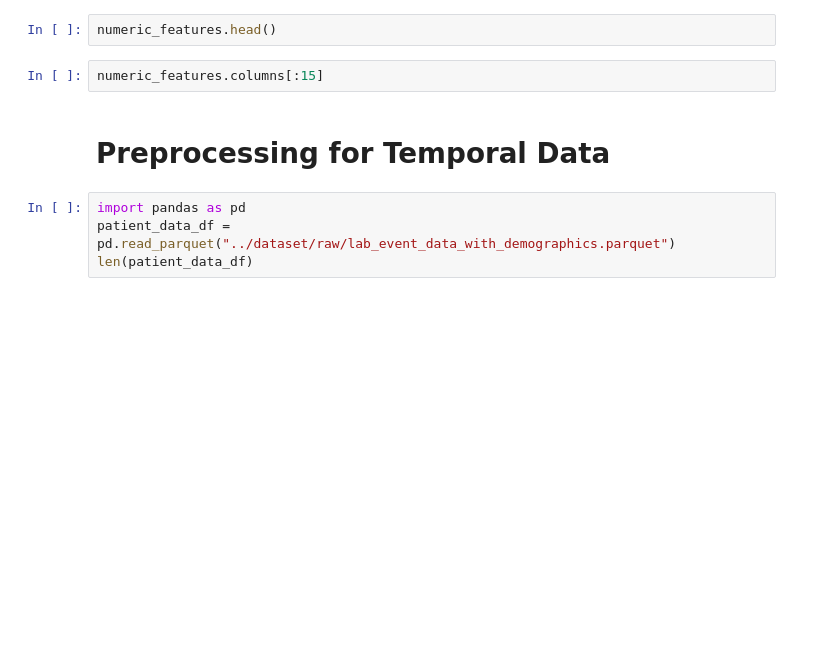
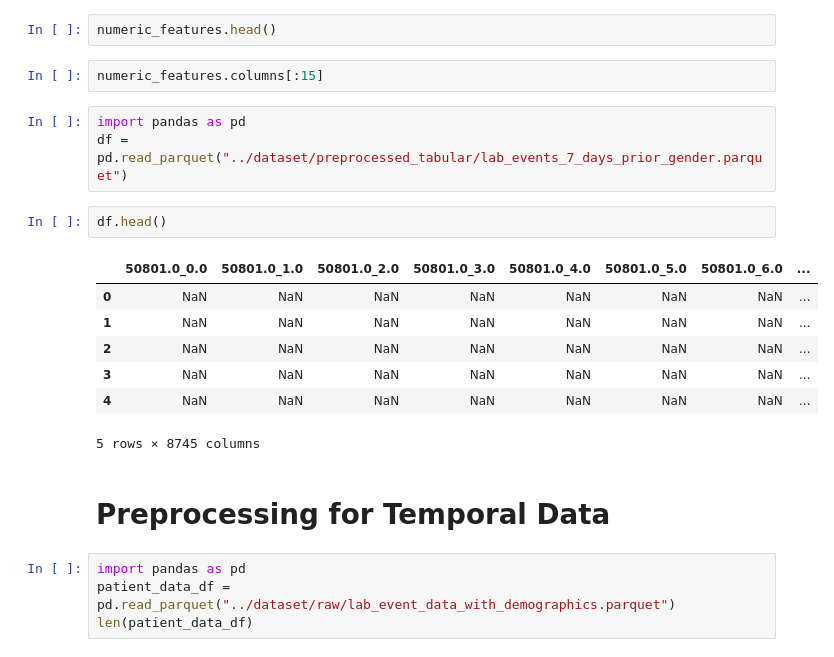
Before and after one commit to Crazz-Zaac/informative-missingness, a Jupyter notebook: project/notebooks/exp_2025.ipynb, the cells around one changed output. Drawn from its saved outputs; the diff is of its cells as text; blank space fills up the shorter version.

```diff
--- a/project/notebooks/exp_2025.ipynb
+++ b/project/notebooks/exp_2025.ipynb
@@ -566,6 +566,19 @@ print(f"Number of unique hadm_ids: {new_df_filtered['hadm_id'].nunique()}")
 numeric_features.head()
 # %%
 numeric_features.columns[:15]
+# %%
+import pandas as pd
+df = pd.read_parquet("../dataset/preprocessed_tabular/lab_events_7_days_prior_gender.parquet")
+# %%
+df.head()
+# %% [output]
+|  | 50801.0_0.0 | 50801.0_1.0 | 50801.0_2.0 | 50801.0_3.0 | 50801.0_4.0 | 50801.0_5.0 | 50801.0_6.0 | ... |
+| 0 | NaN | NaN | NaN | NaN | NaN | NaN | NaN | ... |
+| 1 | NaN | NaN | NaN | NaN | NaN | NaN | NaN | ... |
+| 2 | NaN | NaN | NaN | NaN | NaN | NaN | NaN | ... |
+| 3 | NaN | NaN | NaN | NaN | NaN | NaN | NaN | ... |
+| 4 | NaN | NaN | NaN | NaN | NaN | NaN | NaN | ... |
+5 rows × 8745 columns
 # %% [markdown]
 # Preprocessing for Temporal Data
 # %%
```
Also changed, not shown: 1 other file.
